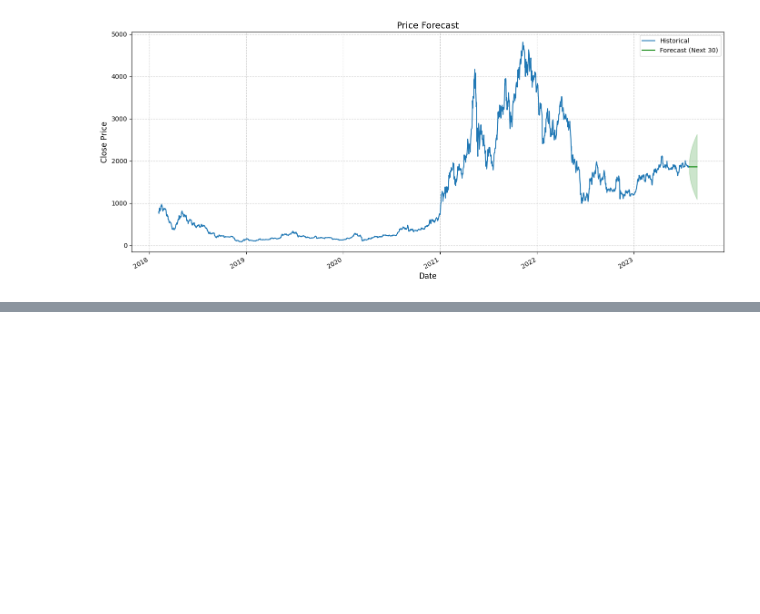
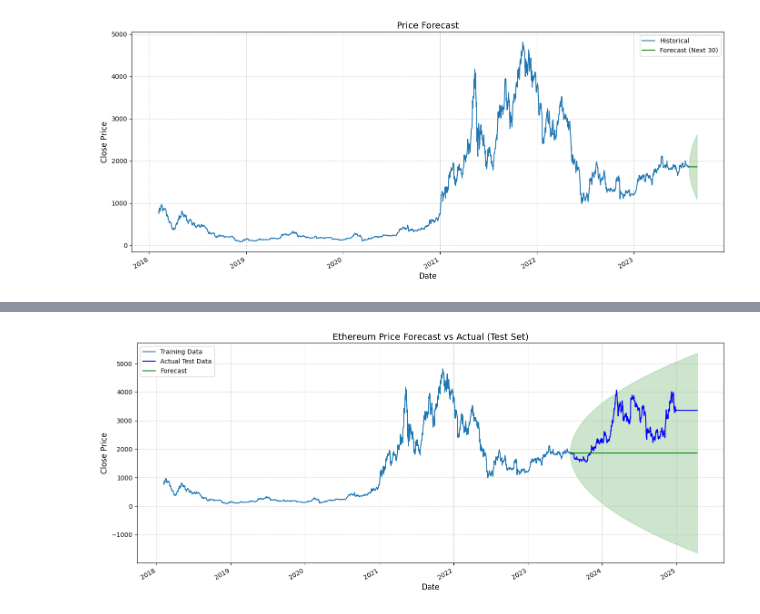
Before and after one commit to PatheticUser/ARIMA, a Jupyter notebook: main.ipynb, the cells around one changed output, grey strips where cells are left out. Drawn from its saved outputs; the diff is of its cells as text; code cells hidden in the pictures; blank space fills up the shorter version.

```diff
--- a/main.ipynb
+++ b/main.ipynb
@@ -602,3 +635,85 @@ Selected model:  ARIMA(1,1,0)(0,0,0)[0]
 
 'force_all_finite' was renamed to 'ensure_all_finite' in 1.6 and will be removed in 1.8.
 [figure]
+# %%
+import pmdarima as pm
+import pandas as pd
+import numpy as np
+from sklearn.metrics import mean_squared_error
+
+# Assuming train_data and merged_test_data are already loaded
+# Make sure they have 'Date' and 'Close' columns
+
+# Process train_data
+if 'Date' in train_data.columns:
+    train_data['Date'] = pd.to_datetime(train_data['Date'])
+    train_data.set_index('Date', inplace=True)
+train_data = train_data.sort_index()
+
+# Handle NaN values in train_data
+train_data['Close'].fillna(method='ffill', inplace=True) # Fill NaN with the previous valid observation
+
+# Process merged_test_data
+if 'Date' in merged_test_data.columns:
+    merged_test_data['Date'] = pd.to_datetime(merged_test_data['Date'])
+    merged_test_data.set_index('Date', inplace=True)
+merged_test_data = merged_test_data.sort_index()
+
+# Handle NaN values in merged_test_data
+merged_test_data['Close'].fillna(method='ffill', inplace=True) # Fill NaN with the previous valid observation
+
+print(f"Training data from: {train_data.index.min()} to {train_data.index.max()}")
+print(f"Testing data from: {merged_test_data.index.min()} to {merged_test_data.index.max()}")
+
+# Fit the model using auto_arima on the training data
+model = pm.auto_arima(
+    train_data['Close'],
+    seasonal=False,
+    stepwise=True,
+    max_p=5, max_d=2, max_q=5,
+    suppress_warnings=True,
+    error_action="ignore"
+)
+
+print(f"Selected model: {model}")
+
+# Forecast on the test set
+n_periods = len(merged_test_data)
+forecast, conf_int = model.predict(n_periods=n_periods, return_conf_int=True)
+
+# Create a pandas Series for the forecast
+forecast_series = pd.Series(forecast, index=merged_test_data.index)
+
+# Calculate Root Mean Squared Error (RMSE)
+rmse = np.sqrt(mean_squared_error(merged_test_data['Close'], forecast))
+print(f'RMSE: {rmse}')
+
+# Calculate Mean Absolute Percentage Error (MAPE)
+def calculate_mape(y_true, y_pred):
+    y_true, y_pred = np.array(y_true), np.array(y_pred)
+    return np.mean(np.abs((y_true - y_pred) / y_true)) * 100
+
+mape = calculate_mape(merged_test_data['Close'], forecast)
+print(f'MAPE: {mape}')
+
+# Optional: Plotting the actual vs forecasted values
+import matplotlib.pyplot as plt
+import matplotlib.dates as mdates
+
+plt.figure(figsize=(14, 6))
+plt.plot(train_data.index, train_data['Close'], label='Training Data')
+plt.plot(merged_test_data.index, merged_test_data['Close'], label='Actual Test Data', color='blue')
+plt.plot(forecast_series.index, forecast_series, label='Forecast', color='green')
+plt.fill_between(merged_test_data.index, conf_int[:, 0], conf_int[:, 1], color='green', alpha=0.2)
+
+plt.gca().xaxis.set_major_formatter(mdates.DateFormatter('%Y'))
+plt.gca().xaxis.set_major_locator(mdates.YearLocator())
+plt.grid(True, linestyle='--', alpha=0.6)
+plt.xlabel('Date', fontsize=12)
+plt.ylabel('Close Price', fontsize=12)
+plt.title('Ethereum Price Forecast vs Actual (Test Set)', fontsize=14)
+plt.gcf().autofmt_xdate()
+plt.legend()
+plt.tight_layout()
+plt.show()
+# %% [output]
@@ -604,0 +763 @@ Selected model:  ARIMA(1,1,0)(0,0,0)[0]
+[figure, added]
```
Also changed, not shown: parts of 4 cells of this notebook.
